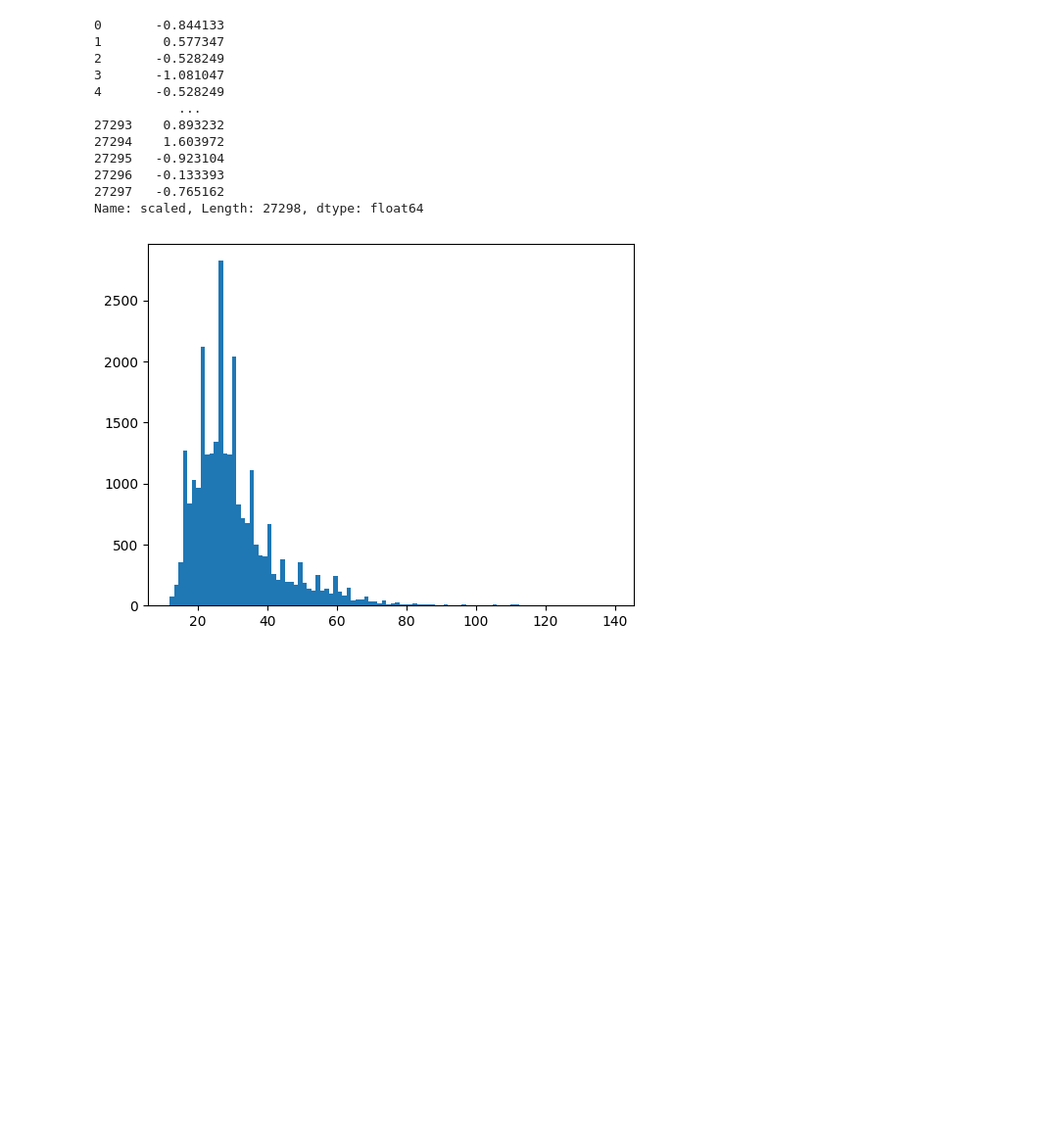
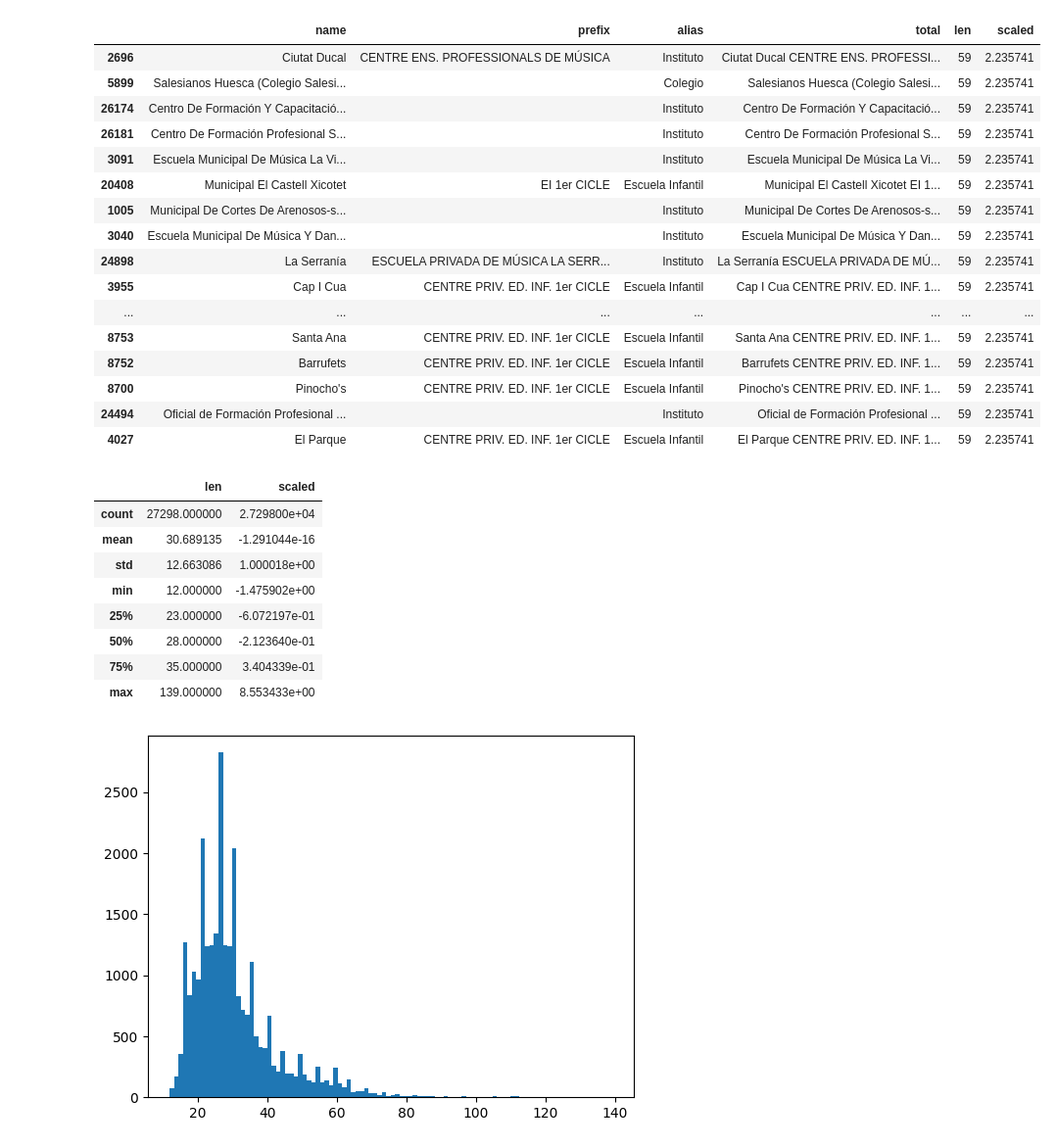
Before and after one commit to AleYepes/testing, a Jupyter notebook: micole/research/names.ipynb, the cells around one changed output. Shown: that part at 98% size. Drawn from its saved outputs; the diff is of its cells as text; code cells hidden in the pictures; blank space fills up the shorter version.

```diff
--- a/micole/research/names.ipynb
+++ b/micole/research/names.ipynb
@@ -34,18 +143,35 @@ df.sort_values(by=['len']).head(8000)
+# %%
+df[df['len'] < 60].sort_values(by='len').tail(100)
+# %% [output]
+|  | name | prefix | alias | total | len | scaled |
+| 2696 | Ciutat Ducal | CENTRE ENS. PROFESSIONALS DE MÚSICA | Instituto | Ciutat Ducal CENTRE ENS. PROFESSI... | 59 | 2.235741 |
+| 5899 | Salesianos Huesca (Colegio Salesi... |  | Colegio | Salesianos Huesca (Colegio Salesi... | 59 | 2.235741 |
+| 26174 | Centro De Formación Y Capacitació... |  | Instituto | Centro De Formación Y Capacitació... | 59 | 2.235741 |
+| 26181 | Centro De Formación Profesional S... |  | Instituto | Centro De Formación Profesional S... | 59 | 2.235741 |
+| 3091 | Escuela Municipal De Música La Vi... |  | Instituto | Escuela Municipal De Música La Vi... | 59 | 2.235741 |
+| 20408 | Municipal El Castell Xicotet | EI 1er CICLE | Escuela Infantil | Municipal El Castell Xicotet EI 1... | 59 | 2.235741 |
+| 1005 | Municipal De Cortes De Arenosos-s... |  | Instituto | Municipal De Cortes De Arenosos-s... | 59 | 2.235741 |
+| 3040 | Escuela Municipal De Música Y Dan... |  | Instituto | Escuela Municipal De Música Y Dan... | 59 | 2.235741 |
+| 24898 | La Serranía | ESCUELA PRIVADA DE MÚSICA LA SERR... | Instituto | La Serranía ESCUELA PRIVADA DE MÚ... | 59 | 2.235741 |
+| 3955 | Cap I Cua | CENTRE PRIV. ED. INF. 1er CICLE | Escuela Infantil | Cap I Cua CENTRE PRIV. ED. INF. 1... | 59 | 2.235741 |
+| ... | ... | ... | ... | ... | ... | ... |
+| 8753 | Santa Ana | CENTRE PRIV. ED. INF. 1er CICLE | Escuela Infantil | Santa Ana CENTRE PRIV. ED. INF. 1... | 59 | 2.235741 |
+| 8752 | Barrufets | CENTRE PRIV. ED. INF. 1er CICLE | Escuela Infantil | Barrufets CENTRE PRIV. ED. INF. 1... | 59 | 2.235741 |
+| 8700 | Pinocho's | CENTRE PRIV. ED. INF. 1er CICLE | Escuela Infantil | Pinocho's CENTRE PRIV. ED. INF. 1... | 59 | 2.235741 |
+| 24494 | Oficial de Formación Profesional ... |  | Instituto | Oficial de Formación Profesional ... | 59 | 2.235741 |
+| 4027 | El Parque | CENTRE PRIV. ED. INF. 1er CICLE | Escuela Infantil | El Parque CENTRE PRIV. ED. INF. 1... | 59 | 2.235741 |
 # %%
-df.scaled
+df.describe()
 # %% [output]
-0       -0.844133
-1        0.577347
-2       -0.528249
-3       -1.081047
-4       -0.528249
-           ...
-27293    0.893232
-27294    1.603972
-27295   -0.923104
-27296   -0.133393
-27297   -0.765162
-Name: scaled, Length: 27298, dtype: float64
+|  | len | scaled |
+| count | 27298.000000 | 2.729800e+04 |
+| mean | 30.689135 | -1.291044e-16 |
+| std | 12.663086 | 1.000018e+00 |
+| min | 12.000000 | -1.475902e+00 |
+| 25% | 23.000000 | -6.072197e-01 |
+| 50% | 28.000000 | -2.123640e-01 |
+| 75% | 35.000000 | 3.404339e-01 |
+| max | 139.000000 | 8.553433e+00 |
 # %%
 plt.hist(df['len'], bins=100)
 plt.show()
```
Also changed, not shown: parts of 12 cells of this notebook, 7 other files.
